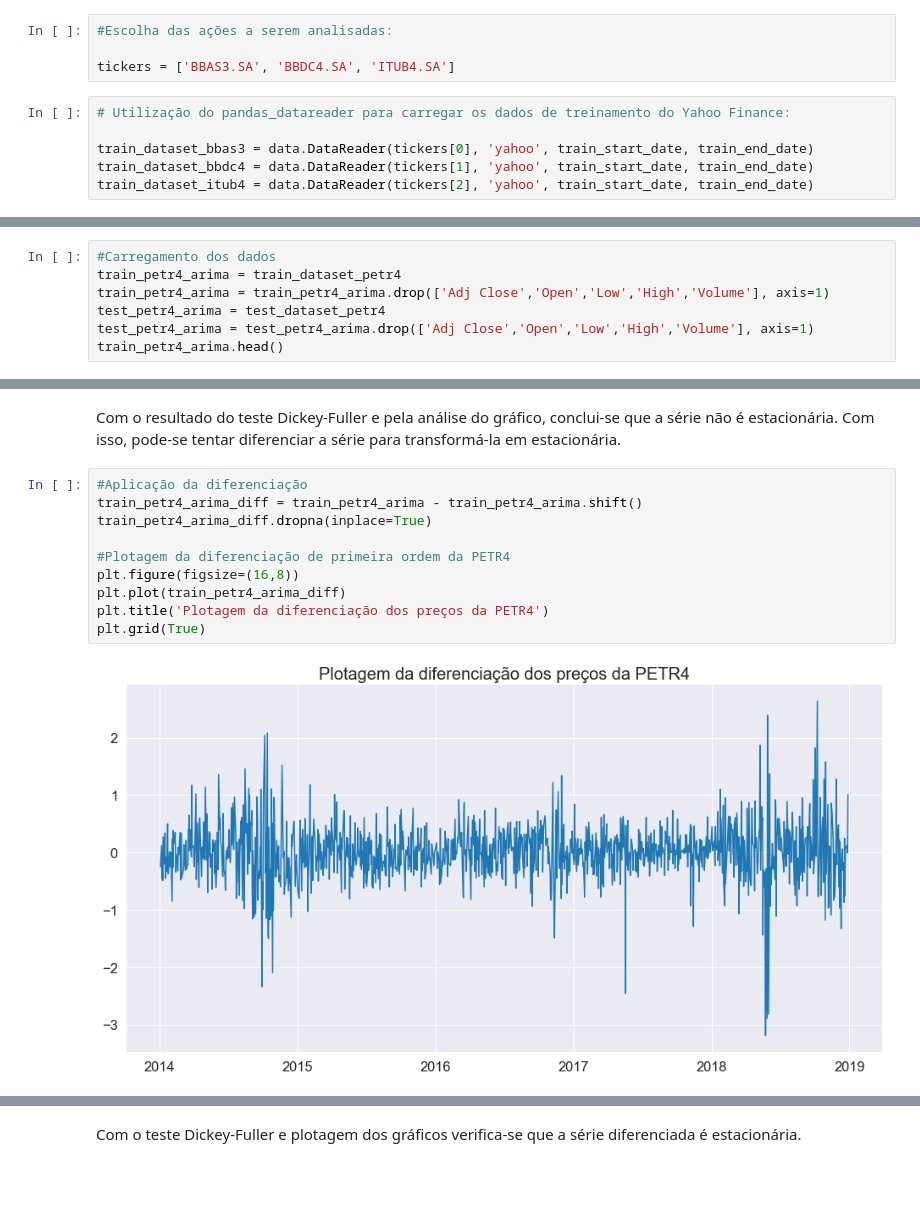
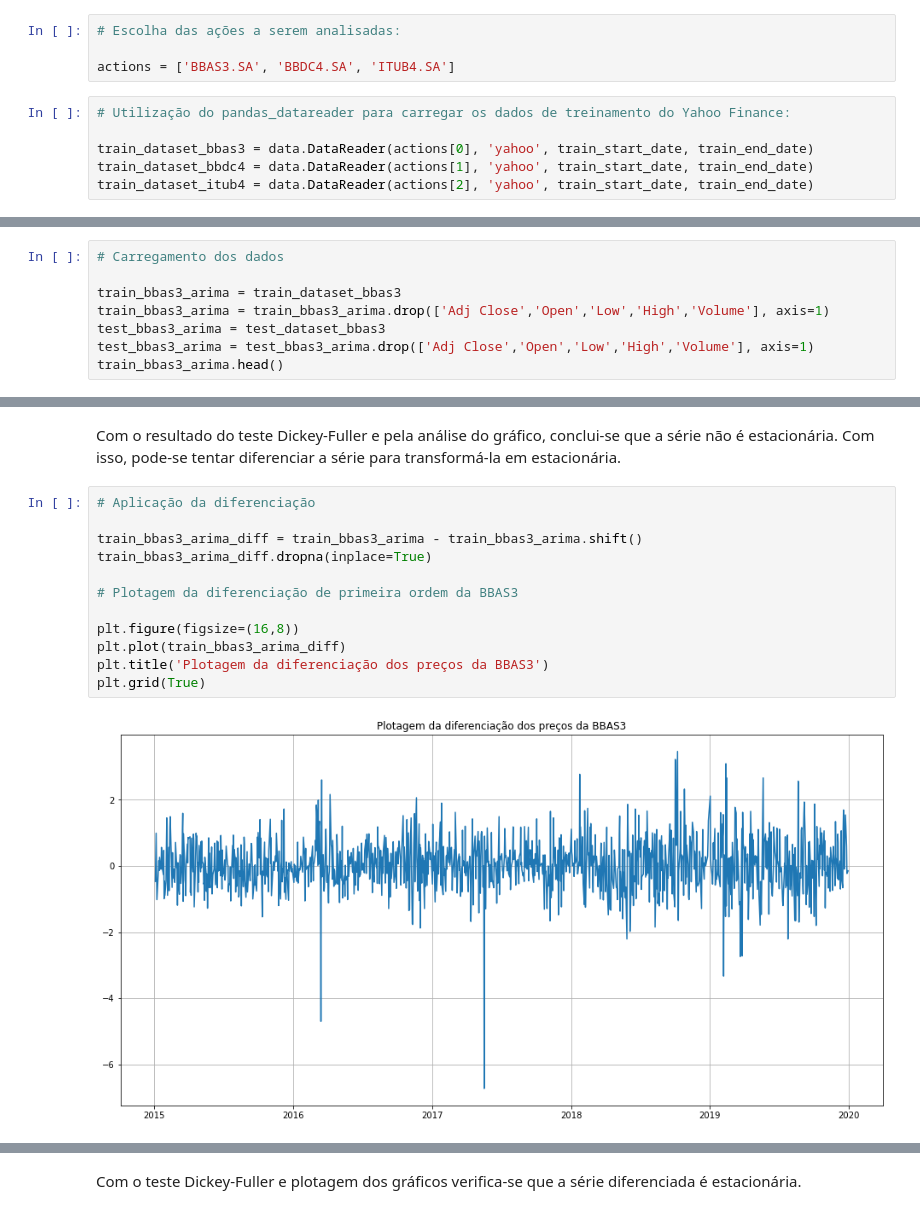
Before and after one commit to Roberta-Santos/tcc-big-data, a Jupyter notebook: notebook/notebook_tcc.ipynb, the cells around one changed output, grey strips where cells are left out. Saved outputs shown, nothing was run; the diff lists cells and outputs as text; blank space fills up the shorter version.

```diff
--- a/notebook/notebook_tcc.ipynb
+++ b/notebook/notebook_tcc.ipynb
@@ -67,15 +69,15 @@ train_end_date = '2019-12-31'
 test_start_date = '2020-01-01'
 test_end_date = '2020-12-31'
 # %%
-#Escolha das ações a serem analisadas:
+# Escolha das ações a serem analisadas:
 
-tickers = ['BBAS3.SA', 'BBDC4.SA', 'ITUB4.SA']
+actions = ['BBAS3.SA', 'BBDC4.SA', 'ITUB4.SA']
 # %%
 # Utilização do pandas_datareader para carregar os dados de treinamento do Yahoo Finance:
 
-train_dataset_bbas3 = data.DataReader(tickers[0], 'yahoo', train_start_date, train_end_date)
-train_dataset_bbdc4 = data.DataReader(tickers[1], 'yahoo', train_start_date, train_end_date)
-train_dataset_itub4 = data.DataReader(tickers[2], 'yahoo', train_start_date, train_end_date)
+train_dataset_bbas3 = data.DataReader(actions[0], 'yahoo', train_start_date, train_end_date)
+train_dataset_bbdc4 = data.DataReader(actions[1], 'yahoo', train_start_date, train_end_date)
+train_dataset_itub4 = data.DataReader(actions[2], 'yahoo', train_start_date, train_end_date)
 # %%
 # Utilização do pandas_datareader para carregar os dados de teste do Yahoo Finance:
 
@@ -631,12 +559,13 @@ RMSE:  2.1173670868800585
 # %% [markdown]
 <h3>Modelo preditivo com AUTO-ARIMA</h3>
 # %%
-#Carregamento dos dados
-train_petr4_arima = train_dataset_petr4
-train_petr4_arima = train_petr4_arima.drop(['Adj Close','Open','Low','High','Volume'], axis=1)
-test_petr4_arima = test_dataset_petr4
-test_petr4_arima = test_petr4_arima.drop(['Adj Close','Open','Low','High','Volume'], axis=1)
-train_petr4_arima.head()
+# Carregamento dos dados
+
+train_bbas3_arima = train_dataset_bbas3
+train_bbas3_arima = train_bbas3_arima.drop(['Adj Close','Open','Low','High','Volume'], axis=1)
+test_bbas3_arima = test_dataset_bbas3
+test_bbas3_arima = test_bbas3_arima.drop(['Adj Close','Open','Low','High','Volume'], axis=1)
+train_bbas3_arima.head()
 # %% [output]
 |  | Close |
 | Date |  |
@@ -718,15 +653,17 @@ dtype: float64
 # %% [markdown]
 <p>Com o resultado do teste Dickey-Fuller e pela análise do gráfico, conclui-se que a série não é estacionária. Com isso, pode-se tentar diferenciar a série para transformá-la em estacionária.</p>
 # %%
-#Aplicação da diferenciação
-train_petr4_arima_diff = train_petr4_arima - train_petr4_arima.shift()
-train_petr4_arima_diff.dropna(inplace=True)
+# Aplicação da diferenciação
 
-#Plotagem da diferenciação de primeira ordem da PETR4
+train_bbas3_arima_diff = train_bbas3_arima - train_bbas3_arima.shift()
+train_bbas3_arima_diff.dropna(inplace=True)
+
+# Plotagem da diferenciação de primeira ordem da BBAS3
+
 plt.figure(figsize=(16,8))
-plt.plot(train_petr4_arima_diff)
-plt.title('Plotagem da diferenciação dos preços da PETR4')
+plt.plot(train_bbas3_arima_diff)
+plt.title('Plotagem da diferenciação dos preços da BBAS3')
 plt.grid(True)
 # %% [output]
-[figure, old version]
+[figure, new version]
 # %%
```
Also changed, not shown: parts of 143 cells of this notebook, 59 other files.
